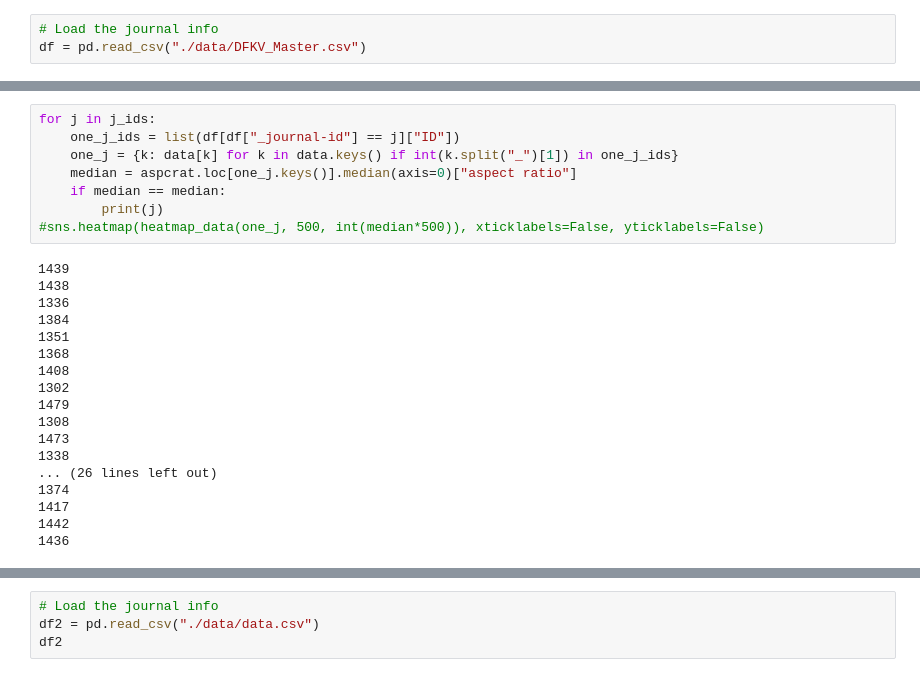
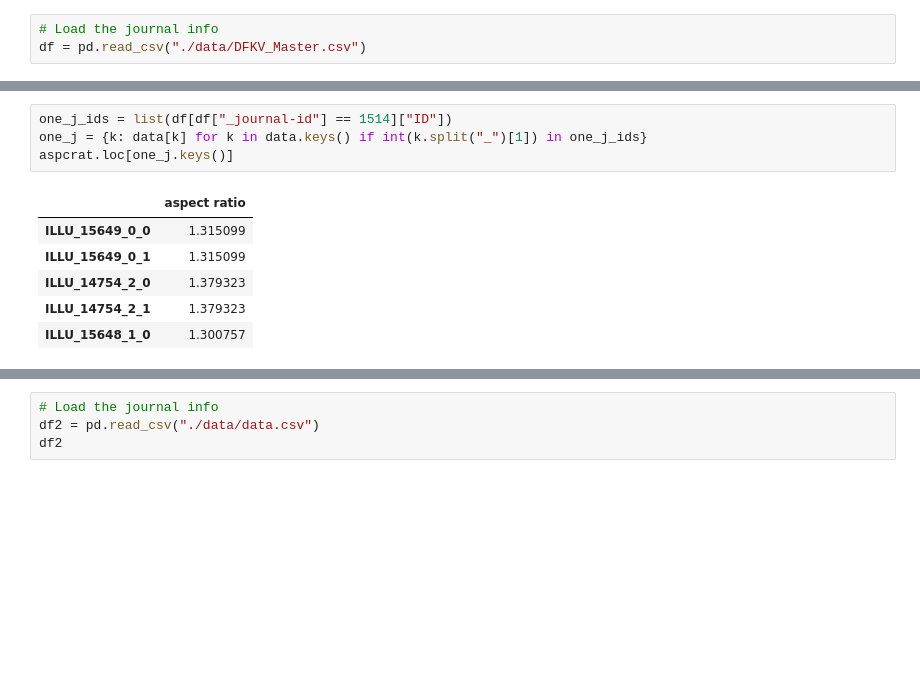
Before and after one commit to dfk-paris/DFKV-illustrations, a Jupyter notebook: 8_layout_study/a_layout_study.ipynb, the cells around one changed output, grey strips where cells are left out. Drawn from its saved outputs; the diff is of its cells as text; blank space fills up the shorter version.

```diff
--- a/8_layout_study/a_layout_study.ipynb
+++ b/8_layout_study/a_layout_study.ipynb
@@ -117,26 +105,11 @@ j_ids
 # %%
-for j in j_ids:
-    one_j_ids = list(df[df["_journal-id"] == j]["ID"])
-    one_j = {k: data[k] for k in data.keys() if int(k.split("_")[1]) in one_j_ids}
-    median = aspcrat.loc[one_j.keys()].median(axis=0)["aspect ratio"]
-    if median == median:
-        print(j)
-#sns.heatmap(heatmap_data(one_j, 500, int(median*500)), xticklabels=False, yticklabels=False)
+one_j_ids = list(df[df["_journal-id"] == 1514]["ID"])
+one_j = {k: data[k] for k in data.keys() if int(k.split("_")[1]) in one_j_ids}
+aspcrat.loc[one_j.keys()]
 # %% [output]
-1439
-1438
-1336
-1384
-1351
-1368
-1408
-1302
-1479
-1308
-1473
-1338
-... (26 lines left out)
-1374
-1417
-1442
-1436
+|  | aspect ratio |
+| ILLU_15649_0_0 | 1.315099 |
+| ILLU_15649_0_1 | 1.315099 |
+| ILLU_14754_2_0 | 1.379323 |
+| ILLU_14754_2_1 | 1.379323 |
+| ILLU_15648_1_0 | 1.300757 |
```
Also changed, not shown: parts of 6 cells of this notebook.
